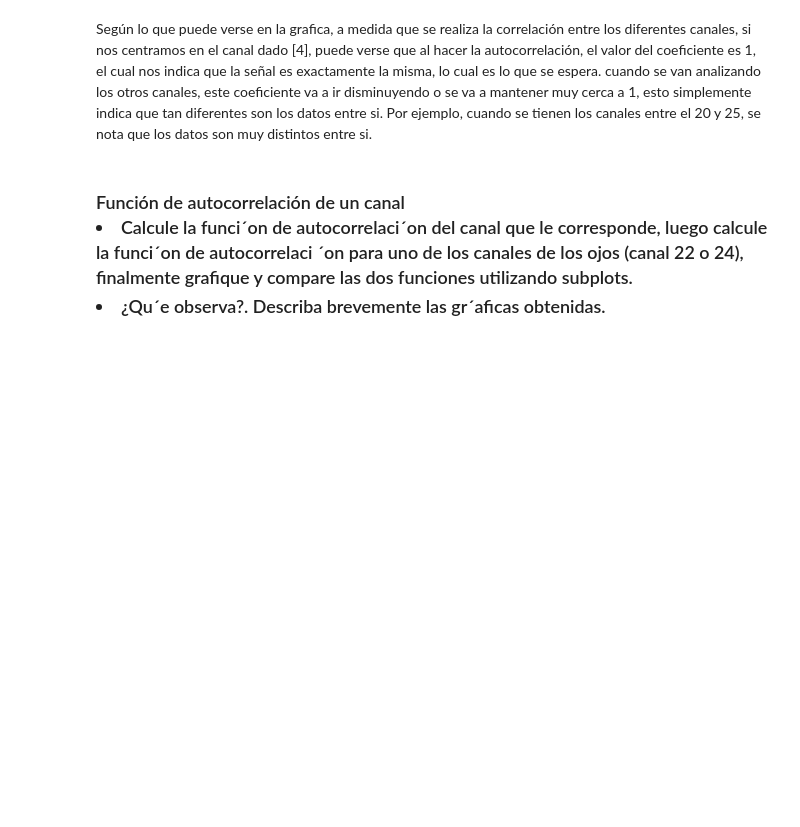
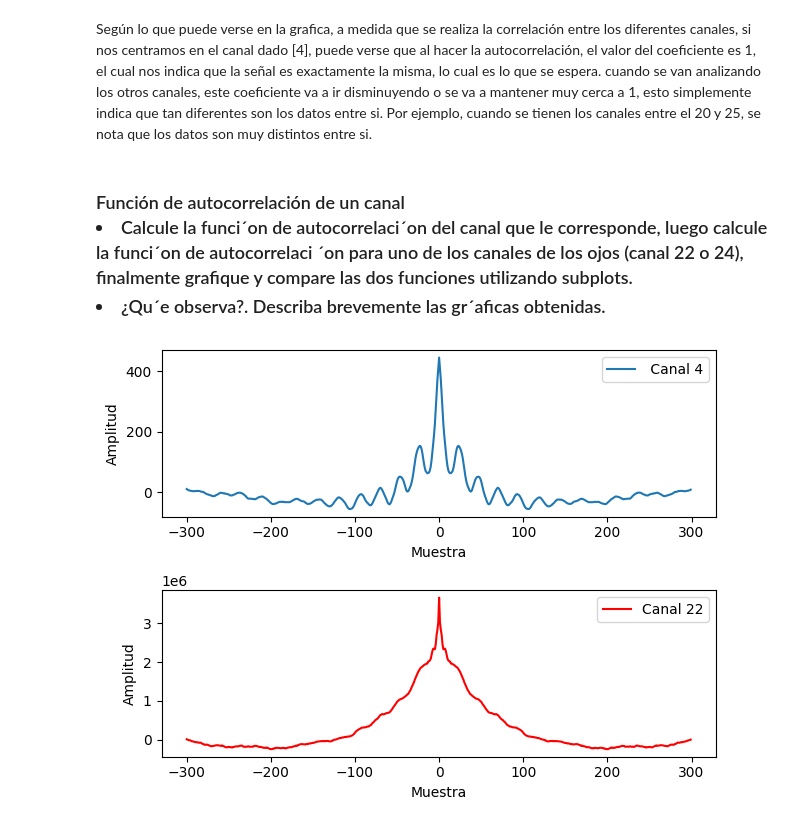
Before and after one commit to Solomonpearce/PDS, a Jupyter notebook: p3/lab_3_PDS_Gomez_Harold.ipynb, the cells around one changed output. Saved outputs shown, nothing was run; the diff lists cells and outputs as text; code cells hidden in the pictures; blank space fills up the shorter version.

```diff
--- a/p3/lab_3_PDS_Gomez_Harold.ipynb
+++ b/p3/lab_3_PDS_Gomez_Harold.ipynb
@@ -189,3 +189,37 @@ funciones utilizando subplots.
 ¿Qu´e observa?. Describa brevemente las gr´aficas obtenidas.
 </li>
 </h3>
+# %%
+corr =  np.correlate(canal4 , canal4 , mode = 'full')
+energy = np.argmax(corr)
+corr =  corr[energy -300 : energy + 300]
+tau=np.arange(-len(corr)/2 , len(corr)/2 ,1) # el vector de muestras
+
+
+
+eyes = np.load('eeg.npy')[22]
+eyes_corr  = np.correlate(eyes , eyes , mode = 'full')
+eyes_energy =  np.argmax(eyes_corr)
+eyes_corr =  eyes_corr[eyes_energy-300: eyes_energy + 300]
+tau_eyes = np.arange(-len(eyes_corr)/2, len(eyes_corr)/2 ,1)
+
+
+#Graficamos
+plt.subplot(211)
+plt.plot(tau , corr, label=' Canal 4')
+plt.ylabel("Amplitud")
+plt.xlabel("Muestra")
+plt.legend()
+
+
+plt.subplot(212)
+plt.plot(tau_eyes ,eyes_corr, label='Canal 22', color = 'r')
+plt.ylabel("Amplitud")
+plt.xlabel("Muestra")
+plt.legend()
+
+
+plt.tight_layout()
+plt.show()
+# %% [output]
+[figure, added]
```
Also changed, not shown: parts of 4 cells of this notebook.
